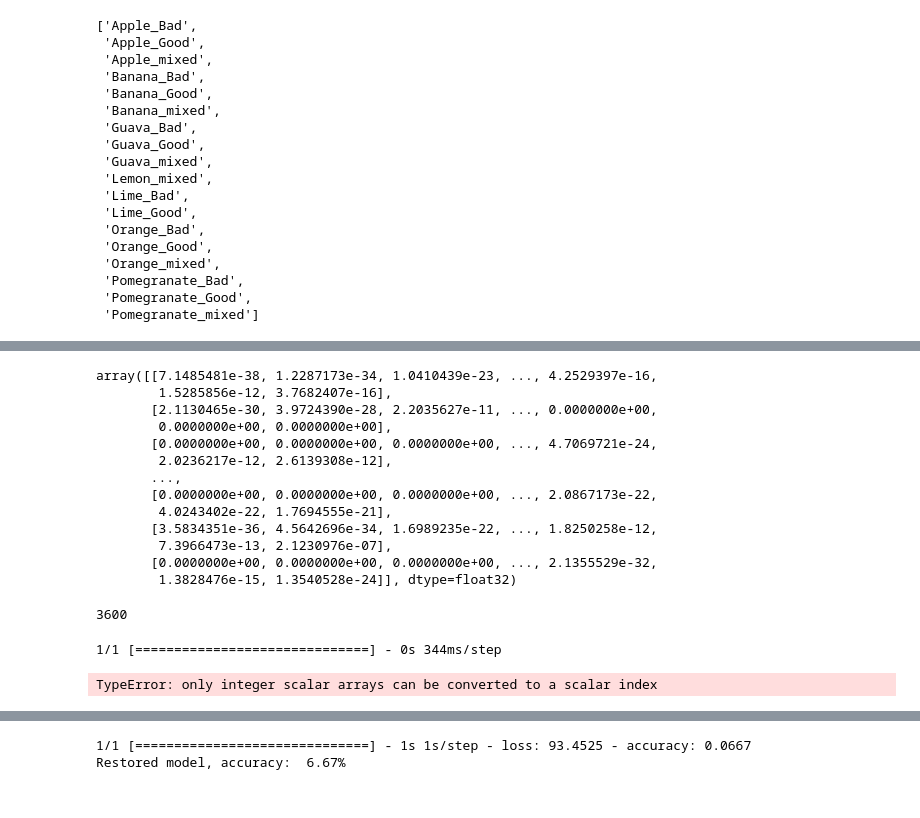
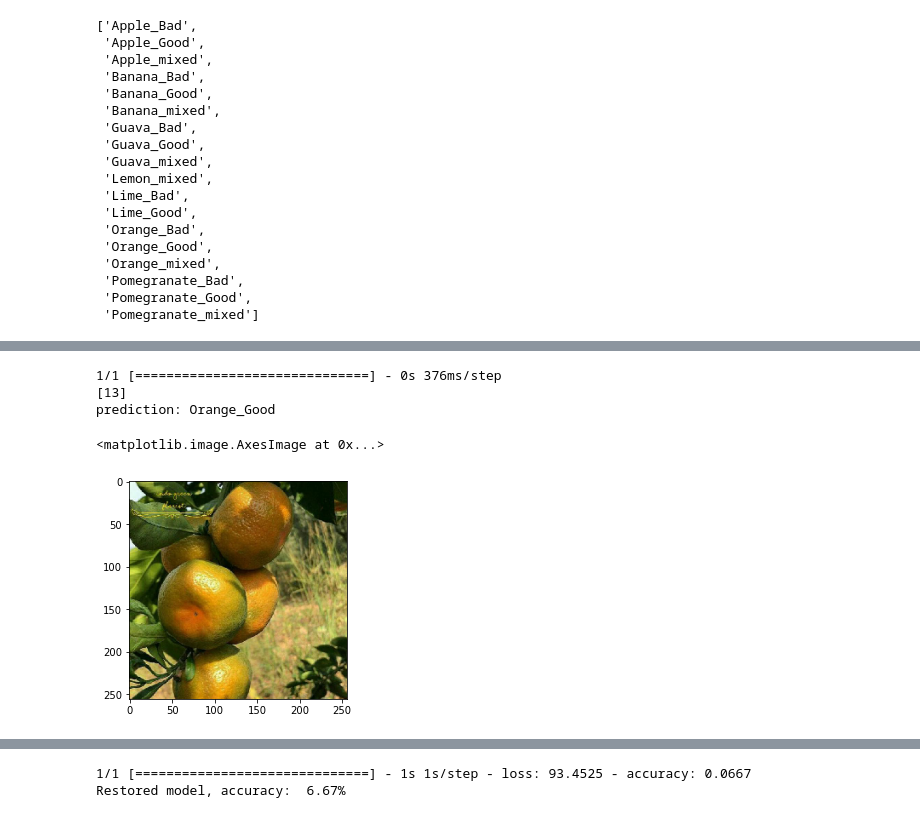
Before and after one commit to Da-Risset/product-expiration-reminder, a Jupyter notebook: notebooks/fruitNet_pred.ipynb, the cells around one changed output, grey strips where cells are left out. Cells and saved outputs as stored; diff of their text form; code cells hidden in the pictures.

Commit message:
update fruitNet.ipynb

```diff
--- a/notebooks/fruitNet_pred.ipynb
+++ b/notebooks/fruitNet_pred.ipynb
@@ -3,7 +3,7 @@ import numpy as np
 import tensorflow as tf
 from tensorflow import keras
 # %%
-model = keras.models.load_model('../models/fruitNet/resnet_model.h5')
+model = keras.models.load_model('../models/fruitNet/fruitnet_model.h5')
 # %% [output]
 WARNING:tensorflow:Using a while_loop for converting RngReadAndSkip cause there is no registered converter for this op.
 WARNING:tensorflow:Using a while_loop for converting Bitcast cause there is no registered converter for this op.
@@ -139,40 +157,24 @@ AxisError: axis 1 is out of bounds for array of dimension 1
-# %%
-predictions
-# %% [output]
-array([[7.1485481e-38, 1.2287173e-34, 1.0410439e-23, ..., 4.2529397e-16,
-        1.5285856e-12, 3.7682407e-16],
-       [2.1130465e-30, 3.9724390e-28, 2.2035627e-11, ..., 0.0000000e+00,
-        0.0000000e+00, 0.0000000e+00],
-       [0.0000000e+00, 0.0000000e+00, 0.0000000e+00, ..., 4.7069721e-24,
-        2.0236217e-12, 2.6139308e-12],
-       ...,
-       [0.0000000e+00, 0.0000000e+00, 0.0000000e+00, ..., 2.0867173e-22,
-        4.0243402e-22, 1.7694555e-21],
-       [3.5834351e-36, 4.5642696e-34, 1.6989235e-22, ..., 1.8250258e-12,
-        7.3966473e-13, 2.1230976e-07],
-       [0.0000000e+00, 0.0000000e+00, 0.0000000e+00, ..., 2.1355529e-32,
-        1.3828476e-15, 1.3540528e-24]], dtype=float32)
-# %%
-len(labels)
-# %% [output]
-3600
 # %%
 # prediction one image
 
-image_path = "../data/date-exp/shyntesis-data/tests/1.jpg"
+image_path = "../data/fruitNet/tests/1.jpg"
 
-img = keras.preprocessing.image.load_img(image_path, target_size=(160, 160))
+img = keras.preprocessing.image.load_img(image_path, target_size=(256, 256))
 
 img_arr = np.expand_dims(img, 0)
 img_arr = tf.keras.applications.inception_resnet_v2.preprocess_input(img_arr)
 pred = model.predict(img_arr)
 # score = tf.nn.softmax(pred[0])
 pred = np.argmax(pred, axis=1)
-print(f"prediction: {labels[pred], 100 * np.max(pred)}")
+print(pred)
+print(f"prediction: {sorted_labels[pred[0]]}")
 plt.imshow(img)
 # %% [output]
-1/1 [==============================] - 0s 344ms/step
+1/1 [==============================] - 0s 376ms/step
+[13]
+prediction: Orange_Good
-TypeError: only integer scalar arrays can be converted to a scalar index
+<matplotlib.image.AxesImage at 0x...>
+[figure, added]
 # %%
 from tensorflow.keras.preprocessing import image
 from tensorflow.keras.preprocessing.image import load_img
```
Also changed, not shown: parts of 8 cells of this notebook.
